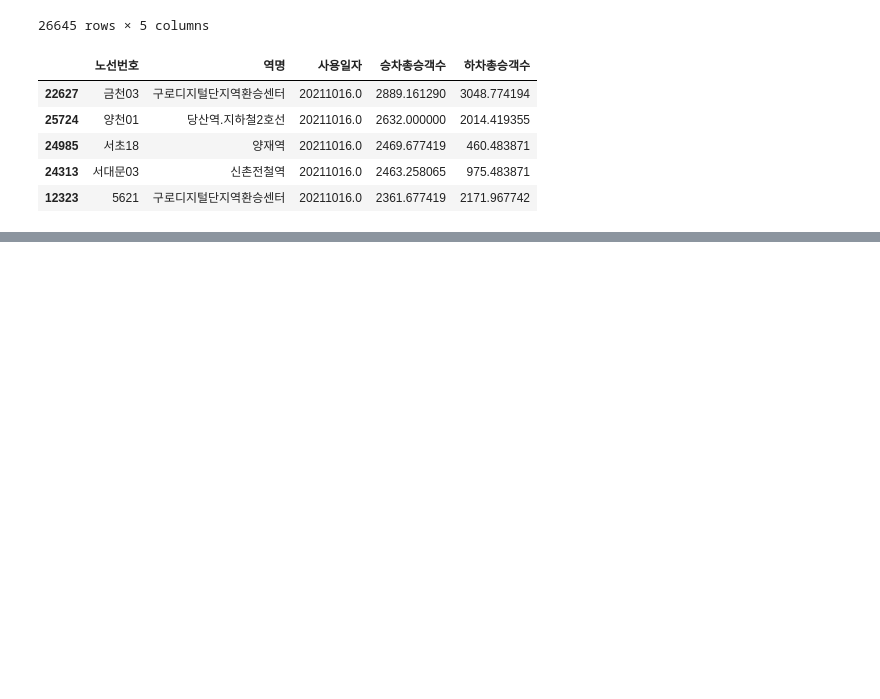
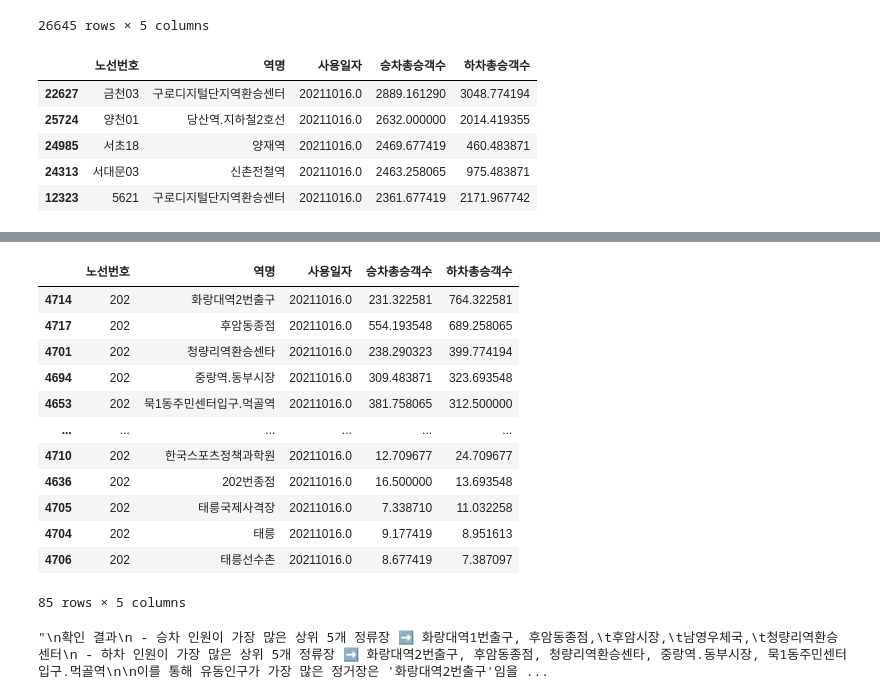
Before and after one commit to EunHee-Jeong/OSS-Open-Source-Project-, a Jupyter notebook: oss_term_project.ipynb, the cells around one changed output, grey strips where cells are left out. Cells and saved outputs as stored; diff of their text form; code cells hidden in the pictures; blank space fills up the shorter version.

```diff
--- a/oss_term_project.ipynb
+++ b/oss_term_project.ipynb
@@ -183,0 +205,31 @@ bus_st.head(5)
+# %%
+# 202번 버스의 하차 인원을 내림차순으로 정렬
+
+num = '202'
+bus_st_202 = bus_st[bus_st['노선번호']==num]
+bus_st_202 = bus_st_202.sort_values(by = '하차총승객수', ascending = False)
+bus_st_202
+# %% [output]
+|  | 노선번호 | 역명 | 사용일자 | 승차총승객수 | 하차총승객수 |
+| 4714 | 202 | 화랑대역2번출구 | 20211016.0 | 231.322581 | 764.322581 |
+| 4717 | 202 | 후암동종점 | 20211016.0 | 554.193548 | 689.258065 |
+| 4701 | 202 | 청량리역환승센타 | 20211016.0 | 238.290323 | 399.774194 |
+| 4694 | 202 | 중랑역.동부시장 | 20211016.0 | 309.483871 | 323.693548 |
+| 4653 | 202 | 묵1동주민센터입구.먹골역 | 20211016.0 | 381.758065 | 312.500000 |
+| ... | ... | ... | ... | ... | ... |
+| 4710 | 202 | 한국스포츠정책과학원 | 20211016.0 | 12.709677 | 24.709677 |
+| 4636 | 202 | 202번종점 | 20211016.0 | 16.500000 | 13.693548 |
+| 4705 | 202 | 태릉국제사격장 | 20211016.0 | 7.338710 | 11.032258 |
+| 4704 | 202 | 태릉 | 20211016.0 | 9.177419 | 8.951613 |
+| 4706 | 202 | 태릉선수촌 | 20211016.0 | 8.677419 | 7.387097 |
+85 rows × 5 columns
+# %%
+"""
+확인 결과
+ - 승차 인원이 가장 많은 상위 5개 정류장 ➡️ 화랑대역1번출구, 후암동종점,	후암시장,	남영우체국,	청량리역환승센터
+ - 하차 인원이 가장 많은 상위 5개 정류장 ➡️ 화랑대역2번출구, 후암동종점, 청량리역환승센타, 중랑역.동부시장, 묵1동주민센터입구.먹골역
+
+이를 통해 유동인구가 가장 많은 정거장은 '화랑대역2번출구'임을 알 수 있다.
+"""
+# %% [output]
+"\n확인 결과\n - 승차 인원이 가장 많은 상위 5개 정류장 ➡️ 화랑대역1번출구, 후암동종점,\t후암시장,\t남영우체국,\t청량리역환승센터\n - 하차 인원이 가장 많은 상위 5개 정류장 ➡️ 화랑대역2번출구, 후암동종점, 청량리역환승센타, 중랑역.동부시장, 묵1동주민센터입구.먹골역\n\n이를 통해 유동인구가 가장 많은 정거장은 '화랑대역2번출구'임을 ...
```
Also changed, not shown: parts of 13 cells of this notebook.
